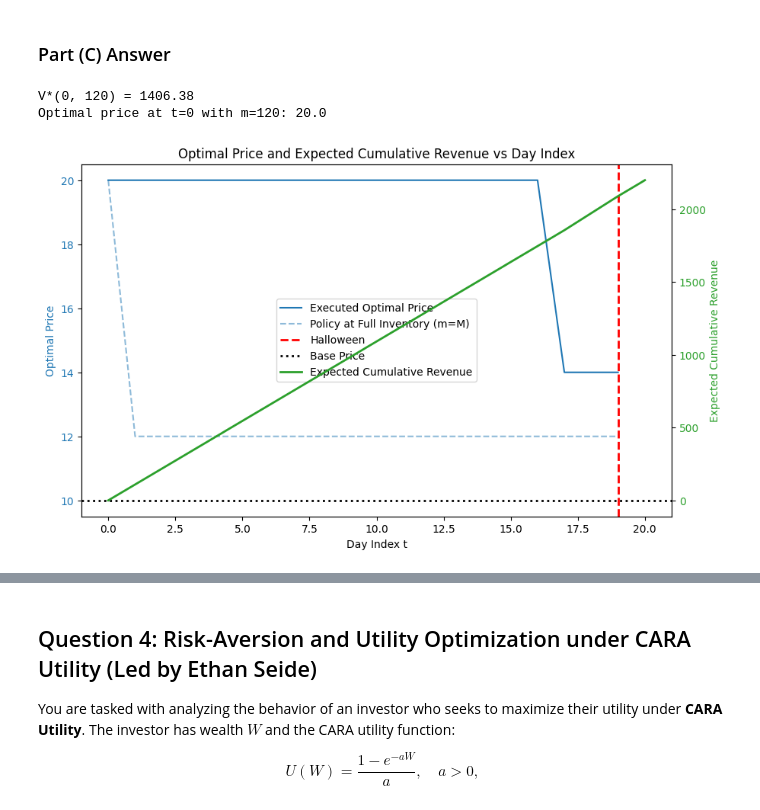
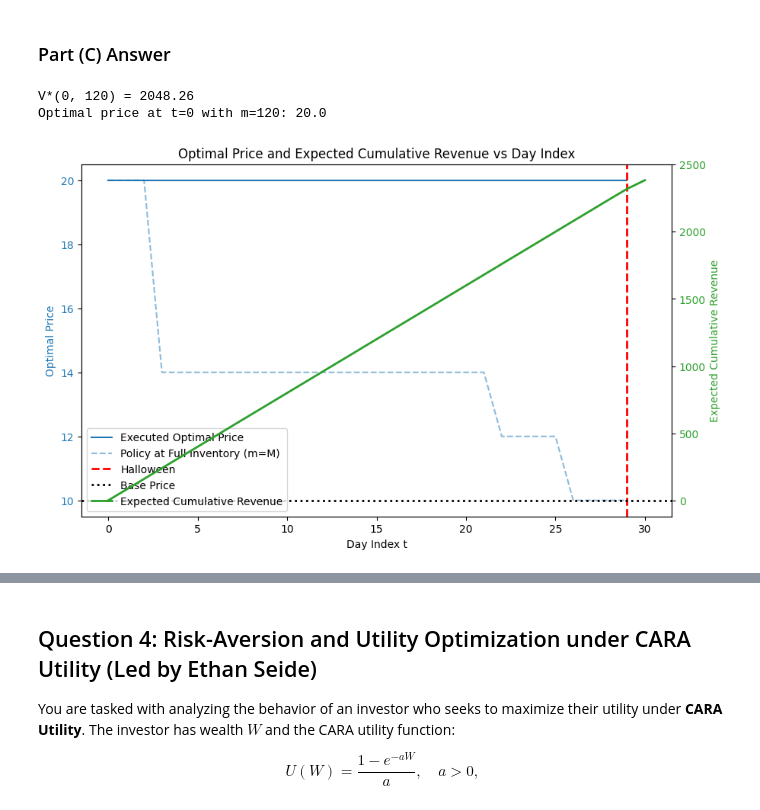
Before and after one commit to EthanSei/RL-book, a Jupyter notebook: Assignments/assignment2.ipynb, the cells around one changed output, grey strips where cells are left out. Saved outputs shown, nothing was run; the diff lists cells and outputs as text; code cells hidden in the pictures.

```diff
--- a/Assignments/assignment2.ipynb
+++ b/Assignments/assignment2.ipynb
@@ -937,10 +939,10 @@ import matplotlib.pyplot as plt
 
 n = 5
 p: list[float] = [10.0, 12.0, 14.0, 16.0, 20.0]
-lamb: list[float] = [10.65, 10.25, 8.36, 6.35, 5.46]
-gamma: float = 0.95
+lamb: list[float] = [31., 21., 13., 7., 4.]
+gamma: float = 0.99
 
-T: int = 20
+T: int = 30
 M: int = 120
 
 def solve_bellman(
@@ -1007,32 +1009,32 @@ for t in range(T):
     tail_prob = 1.0 - poisson.cdf(m_state - 1, lamb[i])
     expected_sales = float(np.dot(k_vals, probs) + m_state * tail_prob)
     day_profit = chosen_price * expected_sales
     expected_inventory.append(max(0.0, expected_inventory[-1] - expected_sales))
     expected_cumulative_profit.append(expected_cumulative_profit[-1] + day_profit)
 
 # Plot optimal policy + cumulative profit
 fig, ax1 = plt.subplots(figsize=(10, 6))
 ax1.plot(range(T), executed_price_path, label='Executed Optimal Price', color='tab:blue')
 ax1.plot(range(T), [policy[(t, M)] for t in range(T)], label='Policy at Full Inventory (m=M)', color='tab:blue', linestyle='--', alpha=0.5)
 halloween_day = T - 1
 base_price = p[0]
 ax1.axvline(x=halloween_day, color='red', linestyle='--', linewidth=2, label='Halloween')
 ax1.axhline(y=base_price, color='black', linestyle=':', linewidth=2, label='Base Price')
 ax1.set_xlabel('Day Index t')
 ax1.set_ylabel('Optimal Price', color='tab:blue')
 ax1.tick_params(axis='y', labelcolor='tab:blue')
 
 ax2 = ax1.twinx()
 ax2.plot(range(T + 1), expected_cumulative_profit, color='tab:green', linewidth=2, label='Expected Cumulative Revenue')
 ax2.set_ylabel('Expected Cumulative Revenue', color='tab:green')
 ax2.tick_params(axis='y', labelcolor='tab:green')
 
 ax1.set_title('Optimal Price and Expected Cumulative Revenue vs Day Index')
 lines1, labels1 = ax1.get_legend_handles_labels()
 lines2, labels2 = ax2.get_legend_handles_labels()
 ax1.legend(lines1 + lines2, labels1 + labels2, loc='best')
 plt.show()
 # %% [output]
-V*(0, 120) = 1406.38
+V*(0, 120) = 2048.26
 Optimal price at t=0 with m=120: 20.0
-[figure, old version]
+[figure, new version]
```
Also changed, not shown: parts of 2 cells of this notebook.
